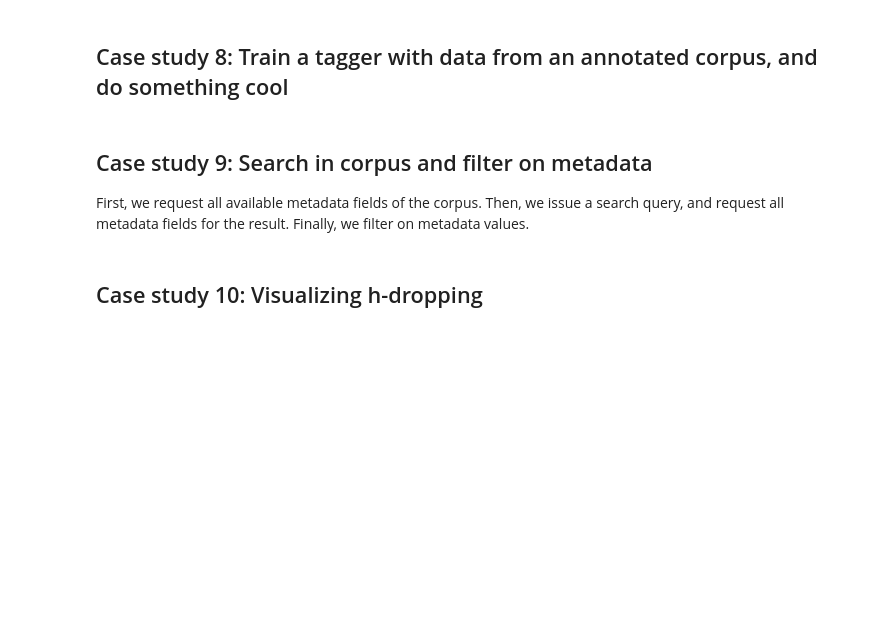
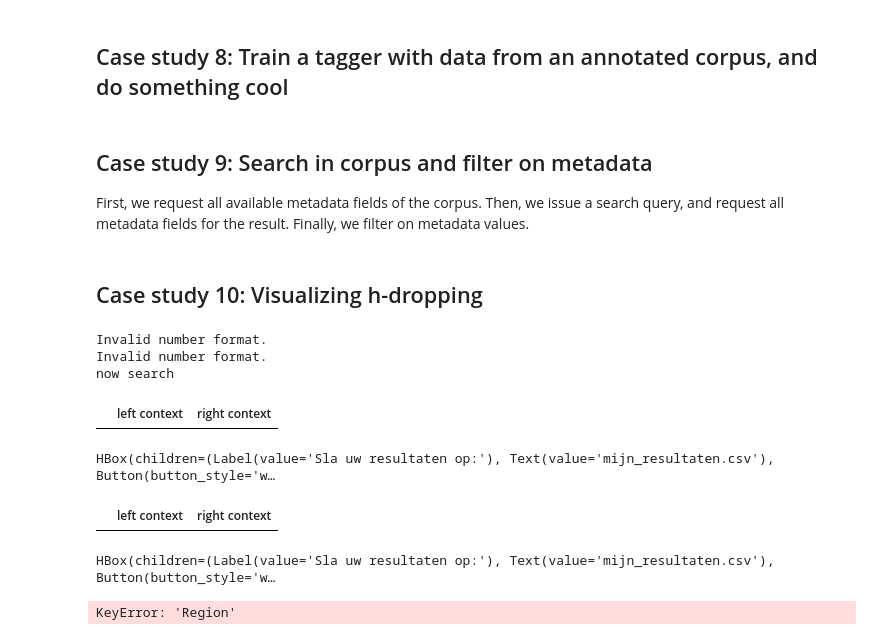
Before and after one commit to INL/chaining-search, a Jupyter notebook: Chaining search.ipynb, the cells around one changed output. Saved outputs shown, nothing was run; the diff lists cells and outputs as text; code cells hidden in the pictures; blank space fills up the shorter version.

```diff
--- a/Chaining search.ipynb
+++ b/Chaining search.ipynb
@@ -1788,14 +1941,24 @@ display_df(df, title="Most frequent sender locations")
 # %%
 corpus_to_search="chn"
 
-fields = get_available_metadata("corpus", corpus_to_search)
+fields = get_available_metadata(corpus_to_search)
 #print(fields)
 corpus_opts = corpus_options(extra_fields_doc=fields["document"])
+
 df_corpus1 = search_corpus(r'[lemma="h[aeo].*" & word="[aeo].*"]', corpus_to_search, corpus_opts)
 df_corpus2 = search_corpus(r'[lemma="h[aeo].*" & word="h[aeo].*"]', corpus_to_search, corpus_opts)
 
 display_df( df_corpus1)
 display_df( df_corpus2)
 
 display_df( df_corpus1.groupby(["Region", "Date"]), labels="h-dropping", mode='chart')
 display_df( df_corpus2.groupby(["Region", "Date"]), labels="normal", mode='chart')
+# %% [output]
+Invalid number format.
+Invalid number format.
+now search
+|  | left context | right context |
+HBox(children=(Label(value='Sla uw resultaten op:'), Text(value='mijn_resultaten.csv'), Button(button_style='w…
+|  | left context | right context |
+HBox(children=(Label(value='Sla uw resultaten op:'), Text(value='mijn_resultaten.csv'), Button(button_style='w…
+KeyError: 'Region'
```
Also changed, not shown: parts of 8 cells of this notebook.
